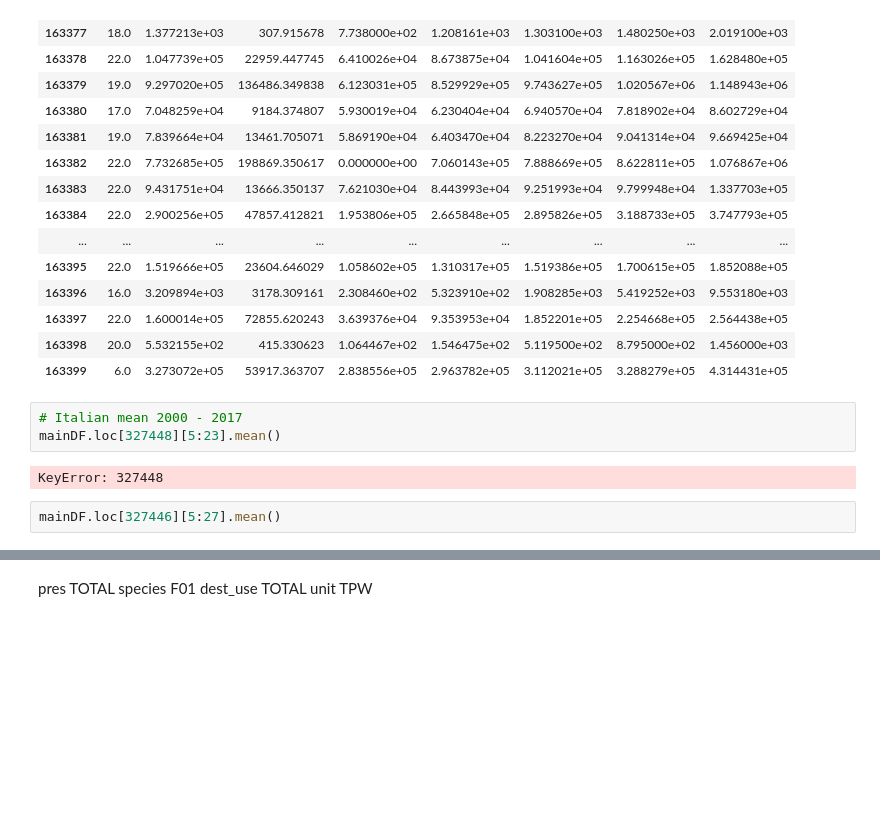
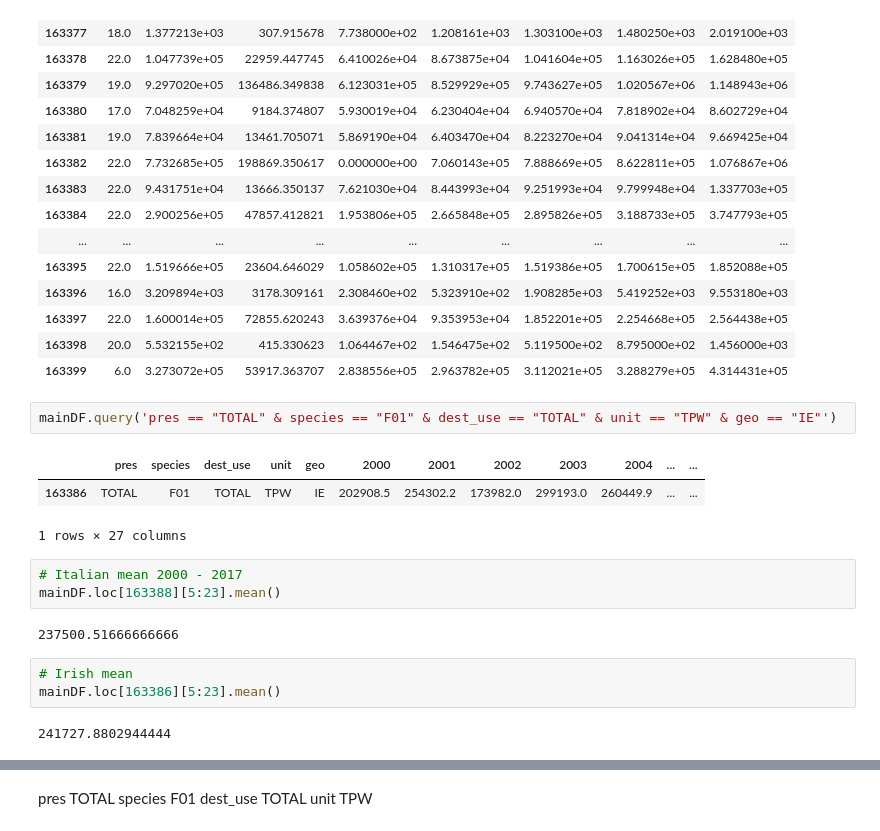
Before and after one commit to Carloselrecharlie/CA2, a Jupyter notebook: Fishery report.ipynb, the cells around one changed output, grey strips where cells are left out. Cells and saved outputs as stored; diff of their text form; blank space fills up the shorter version.

```diff
--- a/Fishery report.ipynb
+++ b/Fishery report.ipynb
@@ -893,10 +895,19 @@ mainDF.query('pres == "TOTAL" & species == "F01" & dest_use == "TOTAL" & unit ==
 | 163397 | 22.0 | 1.600014e+05 | 72855.620243 | 3.639376e+04 | 9.353953e+04 | 1.852201e+05 | 2.254668e+05 | 2.564438e+05 |
 | 163398 | 20.0 | 5.532155e+02 | 415.330623 | 1.064467e+02 | 1.546475e+02 | 5.119500e+02 | 8.795000e+02 | 1.456000e+03 |
 | 163399 | 6.0 | 3.273072e+05 | 53917.363707 | 2.838556e+05 | 2.963782e+05 | 3.112021e+05 | 3.288279e+05 | 4.314431e+05 |
+# %%
+mainDF.query('pres == "TOTAL" & species == "F01" & dest_use == "TOTAL" & unit == "TPW" & geo == "IE"')
+# %% [output]
+|  | pres | species | dest_use | unit | geo | 2000 | 2001 | 2002 | 2003 | 2004 | ... | ... |
+| 163386 | TOTAL | F01 | TOTAL | TPW | IE | 202908.5 | 254302.2 | 173982.0 | 299193.0 | 260449.9 | ... | ... |
+1 rows × 27 columns
 # %%
 # Italian mean 2000 - 2017
-mainDF.loc[327448][5:23].mean()
+mainDF.loc[163388][5:23].mean()
 # %% [output]
-KeyError: 327448
+237500.51666666666
 # %%
-mainDF.loc[327446][5:27].mean()
+# Irish mean
+mainDF.loc[163386][5:23].mean()
+# %% [output]
+241727.8802944444
```
Also changed, not shown: parts of 42 cells of this notebook.
